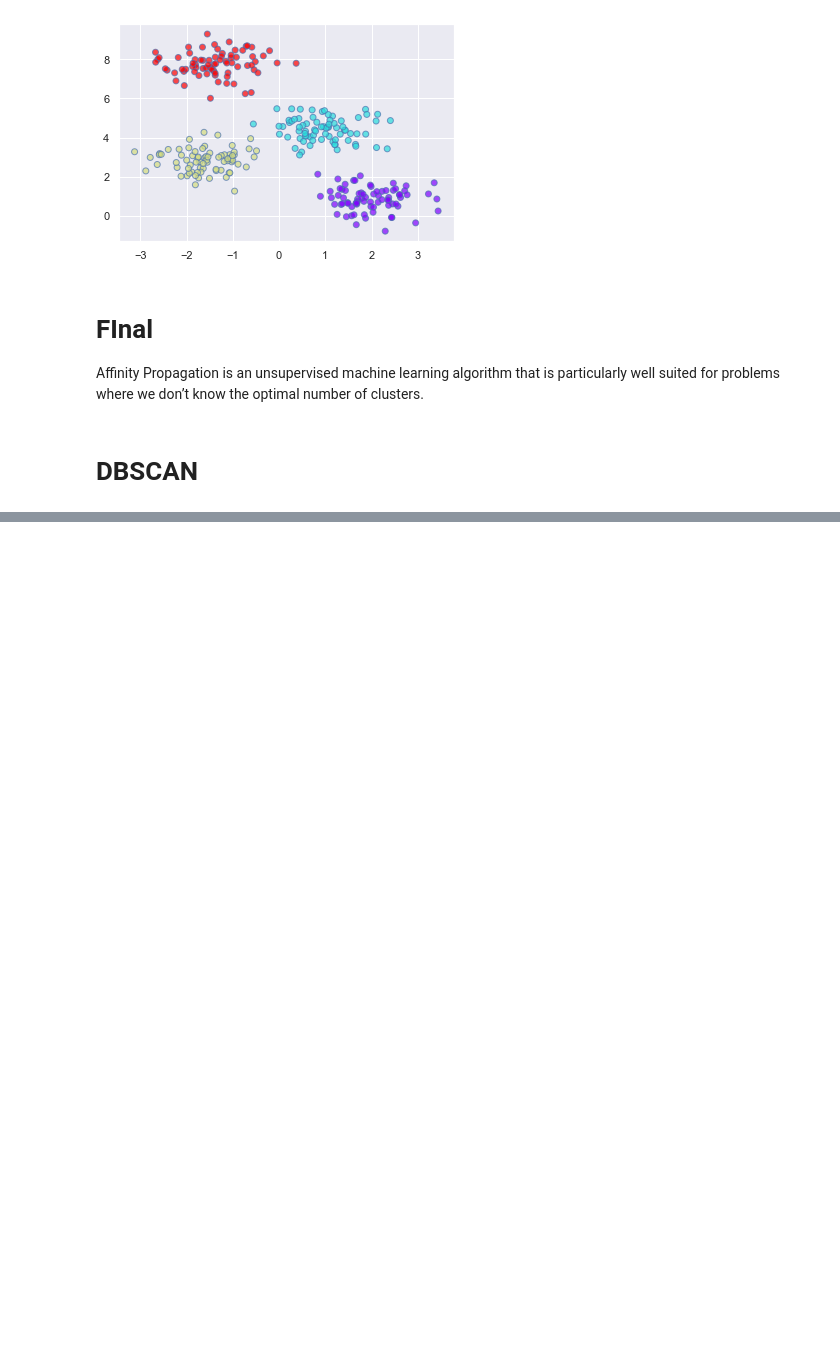
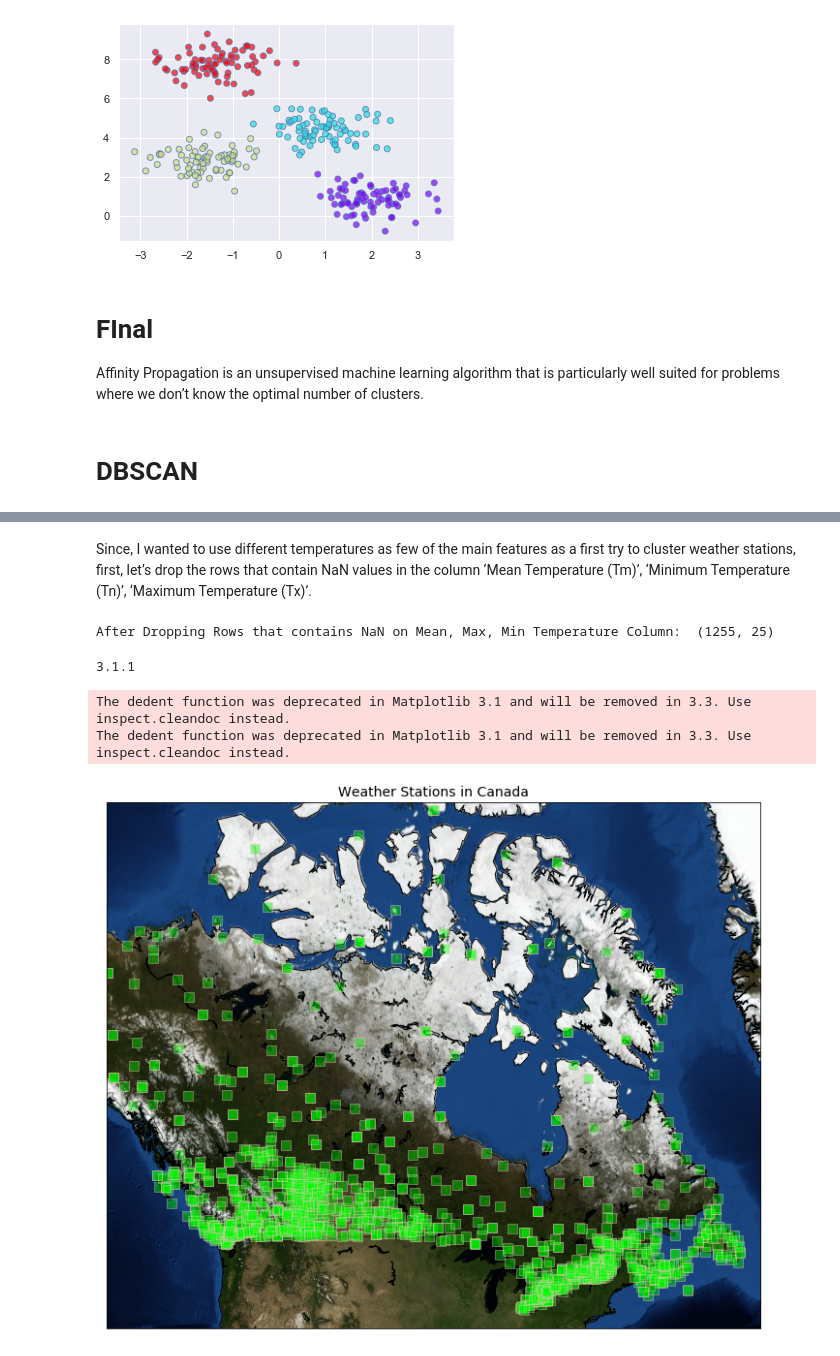
Before and after one commit to isprashant/Machine-Learning, a Jupyter notebook: Clustering/Clustering.ipynb, the cells around one changed output, grey strips where cells are left out. Drawn from its saved outputs; the diff is of its cells as text; code cells hidden in the pictures; blank space fills up the shorter version.

```diff
--- a/Clustering/Clustering.ipynb
+++ b/Clustering/Clustering.ipynb
@@ -398,0 +449,6 @@ Affinity Propagation is an unsupervised machine learning algorithm that is parti
+# %%
+import pandas as pd
+
+weather_df = pd.read_csv('weather-stations.csv')
+print ("Shape of the DataFrame: ", weather_df.shape)
+weather_df.head(3)
@@ -398,0 +464,61 @@ Affinity Propagation is an unsupervised machine learning algorithm that is parti
+# %% [markdown]
+Since, I wanted to use different temperatures as few of the main features as a first try to cluster weather stations, first, let’s drop the rows that contain NaN values in the column ‘Mean Temperature (Tm)’, ‘Minimum Temperature (Tn)’, ‘Maximum Temperature (Tx)’.
+# %%
+weather_df.dropna(subset=['Tm', 'Tx', 'Tn'], inplace=True)
+print ("After Dropping Rows that contains NaN on Mean, Max, Min Temperature Column: ", weather_df.shape)
+# %% [output]
+After Dropping Rows that contains NaN on Mean, Max, Min Temperature Column:  (1255, 25)
+# %%
+import os
+os.environ['PROJ_LIB'] = r'C:\Users\spras\Anaconda3\pkgs\proj4-5.2.0-ha925a31_1\Library\share'
+from mpl_toolkits.basemap import Basemap
+import matplotlib
+from PIL import Image
+import matplotlib.pyplot as plt
+print (matplotlib.__version__)
+from pylab import rcParams
+%matplotlib inline
+rcParams['figure.figsize'] = (14,10)
+
+
+llon=-140
+ulon=-50
+llat=40
+ulat=75
+
+# selecting the boundaries of the map from lattitude and longitude
+
+weather_df = weather_df[(weather_df['Long'] > llon) & (weather_df['Long'] < ulon) &
+                        (weather_df['Lat'] > llat) &(weather_df['Lat'] < ulat)]
+
+
+
+my_map = Basemap(projection='merc',
+            resolution = 'l', area_thresh = 1000.0,
+            llcrnrlon=llon, llcrnrlat=llat, #min longitude (llcrnrlon) and latitude (llcrnrlat)
+            urcrnrlon=ulon, urcrnrlat=ulat) #max longitude (urcrnrlon) and latitude (urcrnrlat)
+
+my_map.drawcoastlines()
+my_map.drawcountries()
+my_map.drawlsmask(land_color='orange', ocean_color='skyblue')
+#my_map.shadedrelief()
+my_map.bluemarble()
+# To collect data based on stations
+
+xs,ys = my_map(np.asarray(weather_df.Long), np.asarray(weather_df.Lat))
+weather_df['xm']= xs.tolist()
+weather_df['ym'] =ys.tolist()
+
+#Visualization1
+for index,row in weather_df.iterrows():
+#   x,y = my_map(row.Long, row.Lat)
+   my_map.plot(row.xm, row.ym,markerfacecolor ='lime',markeredgecolor='pink', marker='s', markersize= 10, alpha = 0.4)
+#plt.text(x,y,stn)
+plt.title("Weather Stations in Canada", fontsize=14)
+plt.savefig("Canada_WS.png", dpi=300)
+plt.show()
+# %% [output]
+3.1.1
+The dedent function was deprecated in Matplotlib 3.1 and will be removed in 3.3. Use inspect.cleandoc instead.
+The dedent function was deprecated in Matplotlib 3.1 and will be removed in 3.3. Use inspect.cleandoc instead.
+[figure, added]
```
Also changed, not shown: parts of 14 cells of this notebook, 7 other files.
